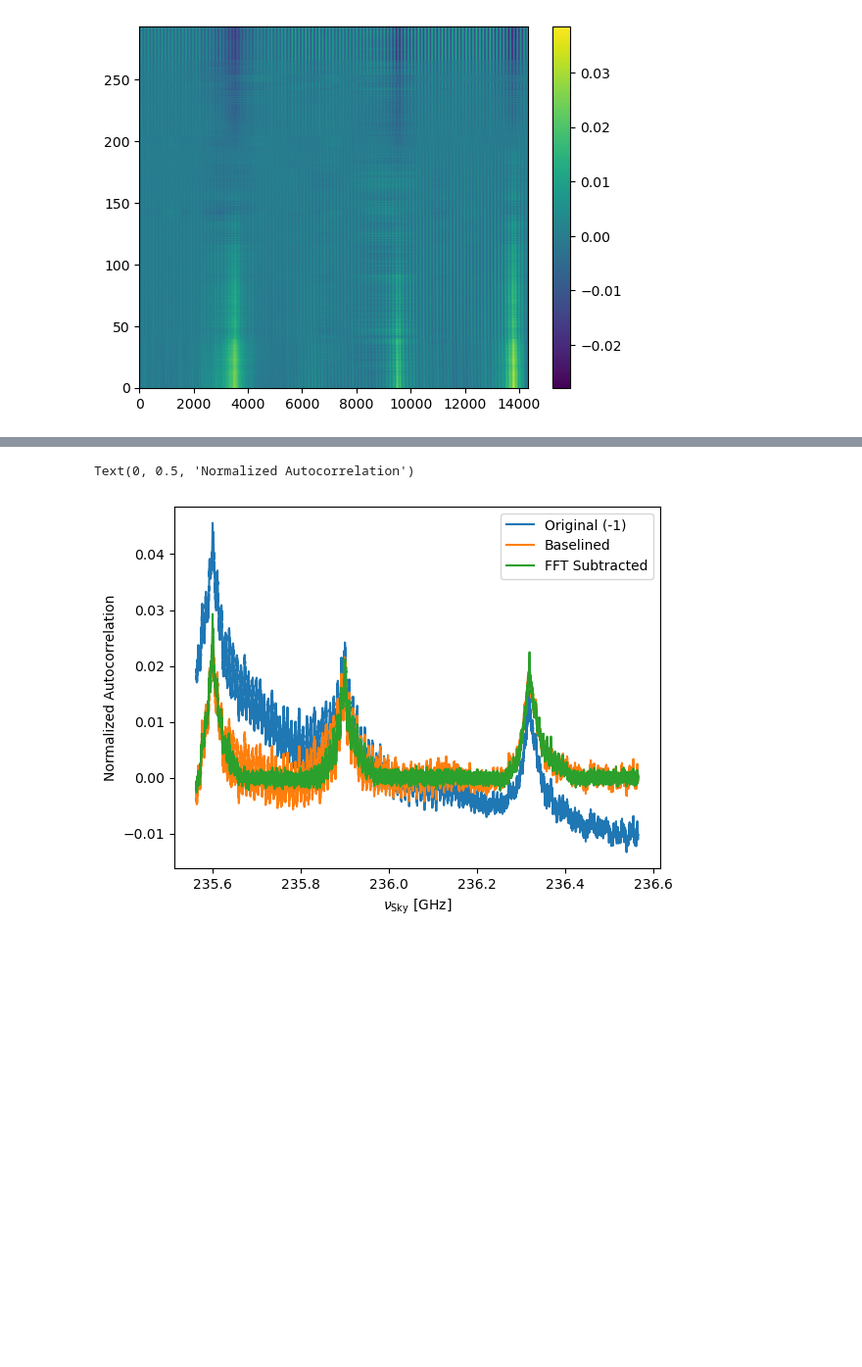
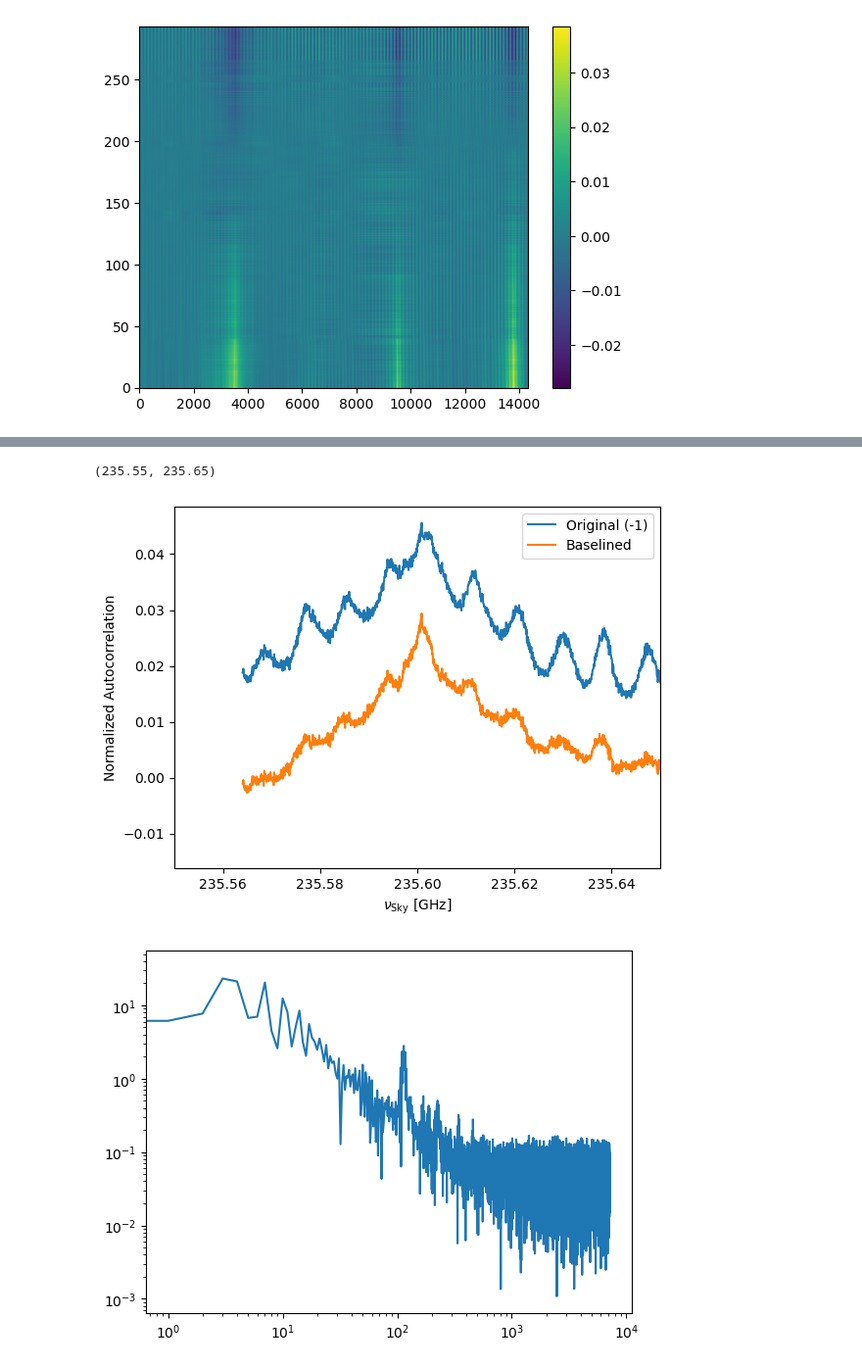
Before and after one commit to kartographer/ozone_radiometry, a Jupyter notebook: ozone_masking.ipynb, the cells around one changed output, grey strips where cells are left out. Shown at 98% size. Drawn from its saved outputs; the diff is of its cells as text; code cells hidden in the pictures; blank space fills up the shorter version.

```diff
--- a/ozone_masking.ipynb
+++ b/ozone_masking.ipynb
@@ -158,10 +403,16 @@ plt.plot(working_spec[50] - mod[0, :14336])
 # %%
 plt.plot(f_sky, data_stack[50, :]-1, label = "Original (-1)")
 plt.plot(f_sky, final_spec[50, :], label = "Baselined")
-plt.plot(f_sky, final_spec[50, :] - mod[0, :14336], label="FFT Subtracted")
+#plt.plot(f_sky, final_spec[50, :] - mod[0, :14336], label="FFT Subtracted")
 plt.legend()
 plt.xlabel("$\\nu_{\\rm{Sky}}$ [GHz]")
 plt.ylabel("Normalized Autocorrelation")
+plt.xlim(235.55, 235.65)
 # %% [output]
-Text(0, 0.5, 'Normalized Autocorrelation')
+(235.55, 235.65)
-[figure, old version]
+[figure, new version]
+# %%
+plt.loglog(np.abs(np.fft.rfft(final_spec[50, :].real)))
+plt.show()
+# %% [output]
+[figure, added]
```
Also changed, not shown: parts of 19 cells of this notebook.
